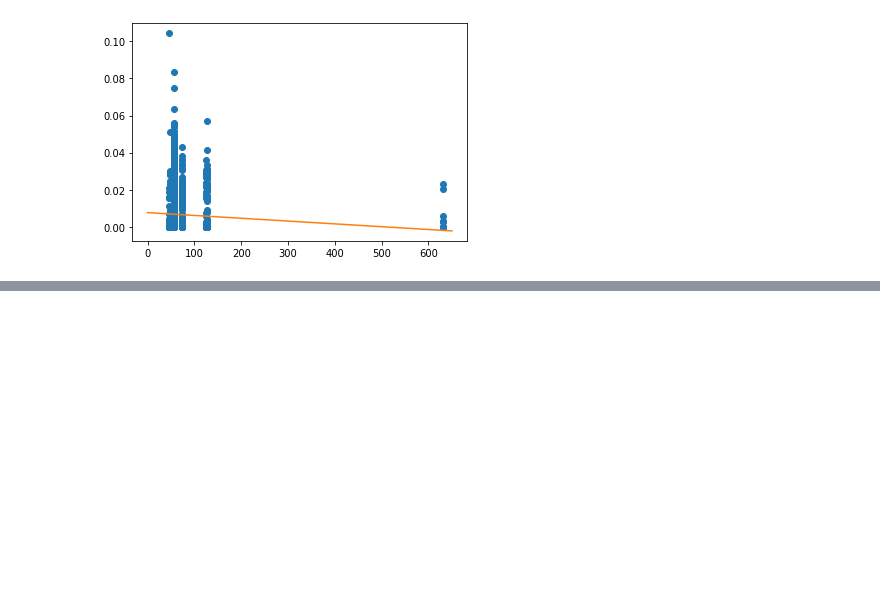
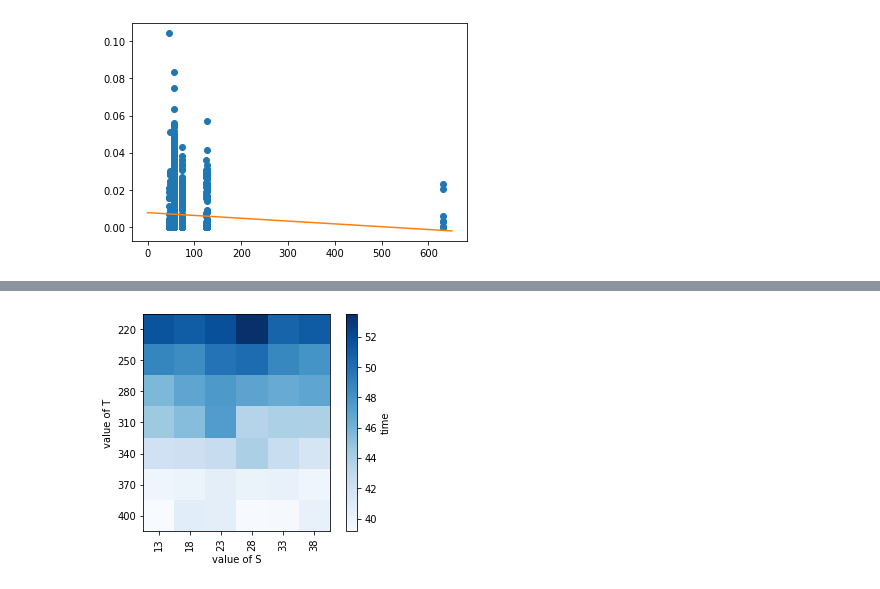
Before and after one commit to amonin7/knapsack_solution, a Jupyter notebook: Visualization.ipynb, the cells around one changed output, grey strips where cells are left out. Saved outputs shown, nothing was run; the diff lists cells and outputs as text; code cells hidden in the pictures; blank space fills up the shorter version.

```diff
--- a/Visualization.ipynb
+++ b/Visualization.ipynb
@@ -418,0 +475,23 @@ x[1]
+# %%
+times=[[51.5534711, 51.0482159, 51.7387149, 53.5200481, 50.63624, 51.1068799],
+       [48.7623911, 48.39168, 49.7743211, 50.2049632, 48.6567748, 47.9763479],
+       [45.7029572, 46.8473742, 47.669951, 46.9967408, 46.4642711, 46.8538718],
+       [44.546406, 45.3464749, 47.4590781, 43.5215659, 43.8757403, 43.8356071],
+       [42.0545399, 42.235647, 42.6233442, 43.9712729, 42.5088608, 41.5491991],
+       [39.8343048, 39.9089971, 40.602505, 40.1155818, 40.2395651, 39.8196161],
+       [39.1635668, 40.7215161, 40.5664778, 39.2416019, 39.2986388, 40.254148]]
+ts=[220, 250, 280, 310, 340, 370, 400]
+ss=[13, 18, 23, 28, 33, 38]
+# %%
+plt.xticks(ticks=np.arange(len(ss)),labels=ss,rotation=90)
+plt.yticks(ticks=np.arange(len(ts)),labels=ts)
+plt.xlabel('value of S')
+plt.ylabel('value of T')
+
+# save this plot inside a variable called hm
+hm=plt.imshow(times, cmap='Blues',interpolation="nearest")
+# pass this heatmap object into plt.colorbar method.
+plt.colorbar(hm, label='time')
+plt.show()
+# %% [output]
+[figure, added]
```
Also changed, not shown: parts of 5 cells of this notebook, 1 other file.
